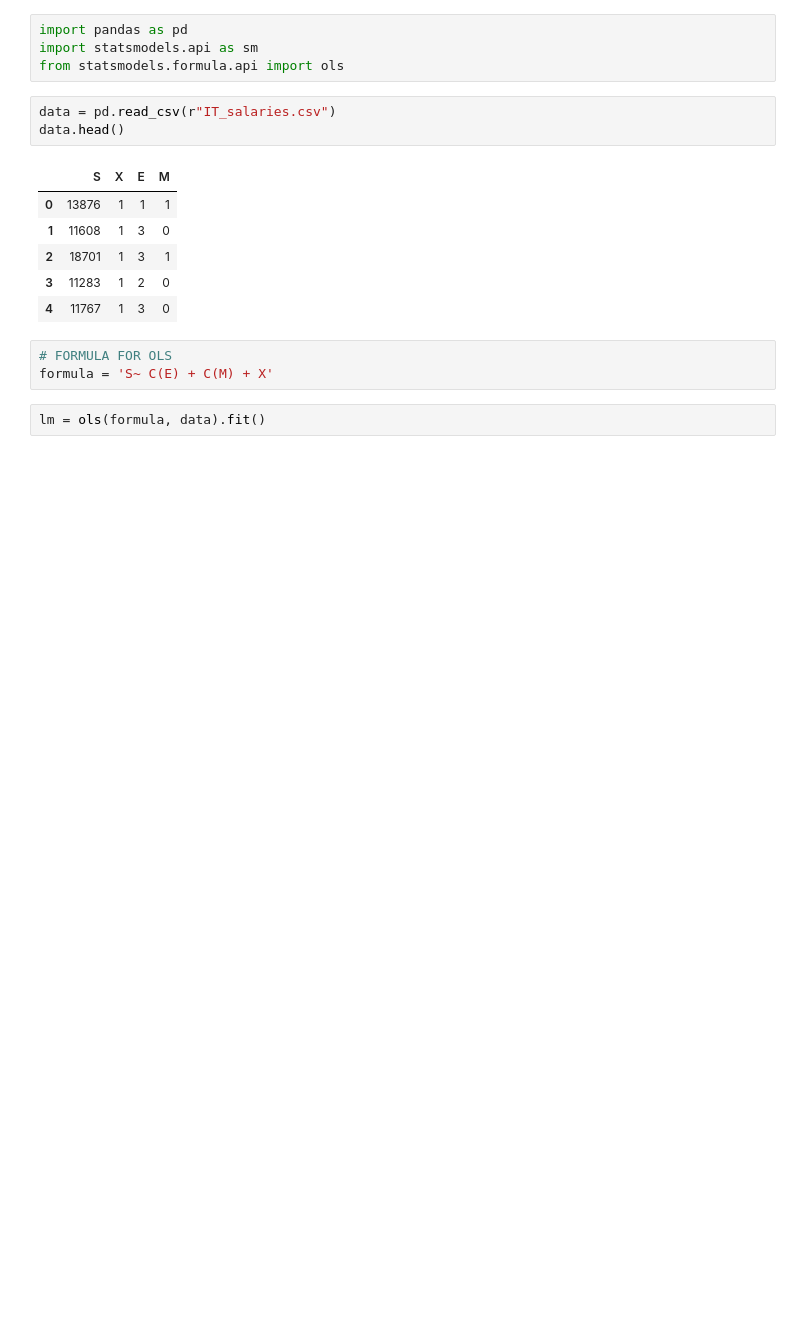
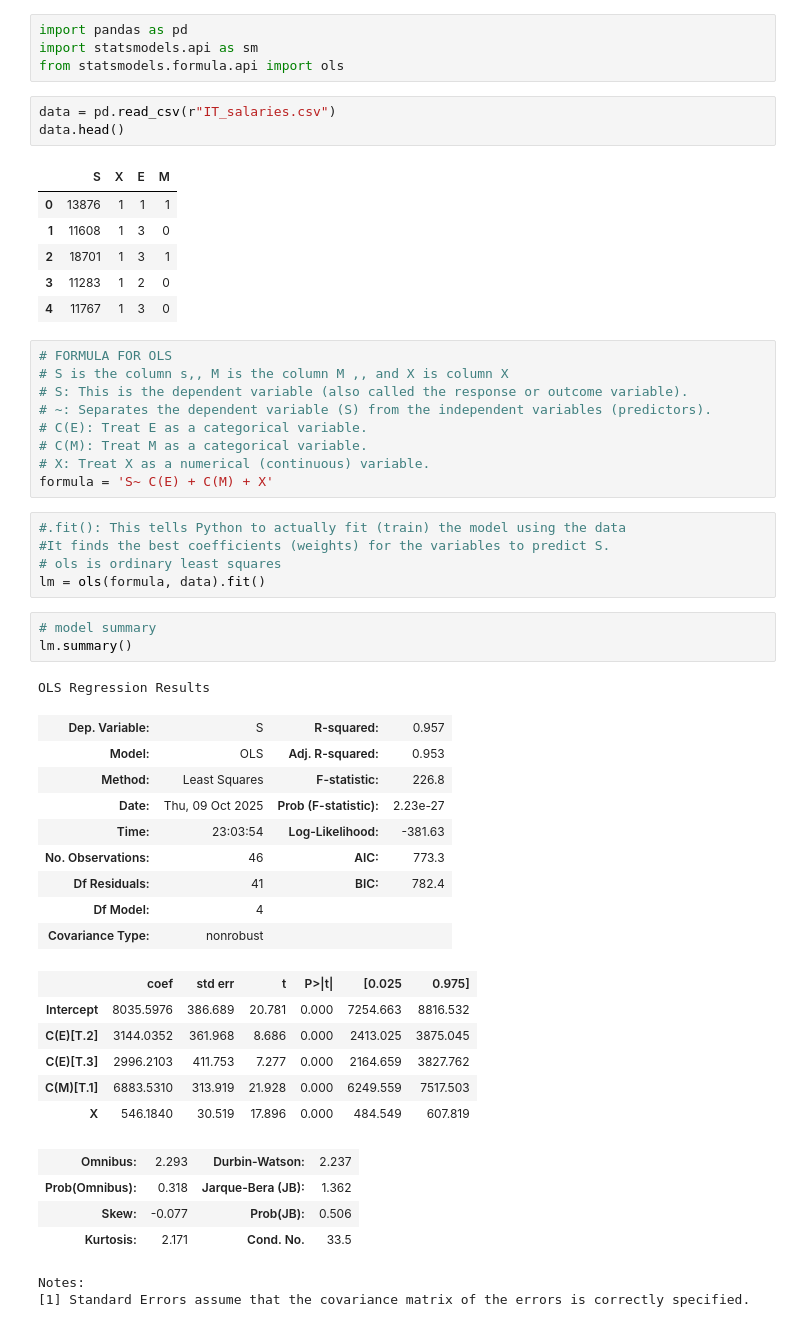
Before and after one commit to Njeri-Kimaru/Python-plus-main, a Jupyter notebook: anova.ipynb, the cells around one changed output. Drawn from its saved outputs; the diff is of its cells as text; blank space fills up the shorter version.

```diff
--- a/anova.ipynb
+++ b/anova.ipynb
@@ -34,7 +70,42 @@ data.head()
 | 4 | 11767 | 1 | 3 | 0 |
 # %%
 # FORMULA FOR OLS
+# S is the column s,, M is the column M ,, and X is column X
+# S: This is the dependent variable (also called the response or outcome variable).
+# ~: Separates the dependent variable (S) from the independent variables (predictors).
+# C(E): Treat E as a categorical variable.
+# C(M): Treat M as a categorical variable.
+# X: Treat X as a numerical (continuous) variable.
 formula = 'S~ C(E) + C(M) + X'
 # %%
+#.fit(): This tells Python to actually fit (train) the model using the data
+#It finds the best coefficients (weights) for the variables to predict S.
+# ols is ordinary least squares
 lm = ols(formula, data).fit()
+# %%
+# model summary
+lm.summary()
+# %% [output]
+OLS Regression Results
+| Dep. Variable: | S | R-squared: | 0.957 |
+| Model: | OLS | Adj. R-squared: | 0.953 |
+| Method: | Least Squares | F-statistic: | 226.8 |
+| Date: | Thu, 09 Oct 2025 | Prob (F-statistic): | 2.23e-27 |
+| Time: | 23:03:54 | Log-Likelihood: | -381.63 |
+| No. Observations: | 46 | AIC: | 773.3 |
+| Df Residuals: | 41 | BIC: | 782.4 |
+| Df Model: | 4 |  |  |
+| Covariance Type: | nonrobust |  |  |
+|  | coef | std err | t | P>|t| | [0.025 | 0.975] |
+| Intercept | 8035.5976 | 386.689 | 20.781 | 0.000 | 7254.663 | 8816.532 |
+| C(E)[T.2] | 3144.0352 | 361.968 | 8.686 | 0.000 | 2413.025 | 3875.045 |
+| C(E)[T.3] | 2996.2103 | 411.753 | 7.277 | 0.000 | 2164.659 | 3827.762 |
+| C(M)[T.1] | 6883.5310 | 313.919 | 21.928 | 0.000 | 6249.559 | 7517.503 |
+| X | 546.1840 | 30.519 | 17.896 | 0.000 | 484.549 | 607.819 |
+| Omnibus: | 2.293 | Durbin-Watson: | 2.237 |
+| Prob(Omnibus): | 0.318 | Jarque-Bera (JB): | 1.362 |
+| Skew: | -0.077 | Prob(JB): | 0.506 |
+| Kurtosis: | 2.171 | Cond. No. | 33.5 |
+Notes:
+[1] Standard Errors assume that the covariance matrix of the errors is correctly specified.
 # %%
```
Also changed, not shown: parts of 24 cells of this notebook, 1 other file.
